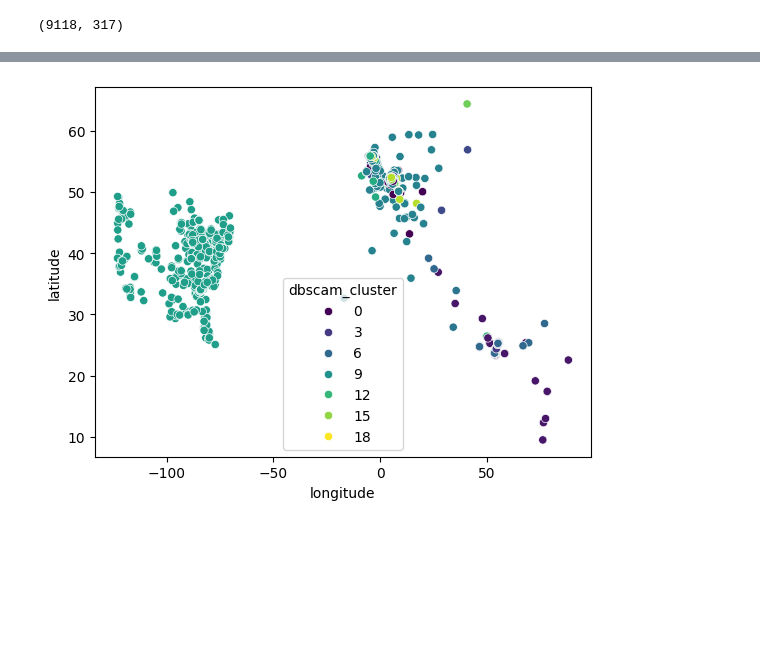
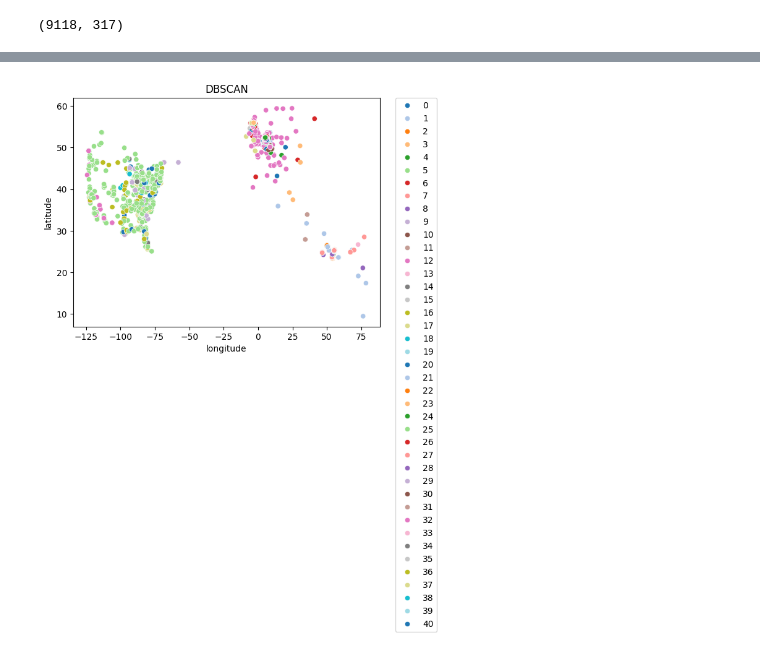
Before and after one commit to kowalskihubert/Google-Places-Clustering, a Jupyter notebook: models.ipynb, the cells around one changed output, grey strips where cells are left out. Saved outputs shown, nothing was run; the diff lists cells and outputs as text; code cells hidden in the pictures; blank space fills up the shorter version.

```diff
--- a/models.ipynb
+++ b/models.ipynb
@@ -108,13 +123,13 @@ KeyboardInterrupt:
 import numpy as np
 # %%
 #do dummy on cluster_type, PCA n=100
-pca = PCA(n_components=100)
+pca = PCA(n_components=50)
 pca.fit(X)
 
 #drop type_cluster from df_train_scaled and add PCA components. But I want it in dataframe
 df_pca = pd.DataFrame(pca.transform(X))
-df_train_scaled = df_train_scaled.drop(['cluster_type'], axis=1)
-df_train_scaled = pd.concat([df_train_scaled, df_pca], axis=1)
+df_train = df_train.drop(['cluster_type'], axis=1)
+df_train_scaled = pd.concat([df_train, df_pca], axis=1)
 
 df_train_scaled.head()
 # %% [output]
@@ -156,6 +198,6 @@ df_train_scaled.columns = df_train_scaled.columns.astype(str)
 # %%
 #prepare DBSCAN
 from sklearn.cluster import DBSCAN
-dbscan = DBSCAN(eps=1.5, min_samples=50)
+dbscan = DBSCAN(eps=1, min_samples=2 * df_train_scaled.shape[1])
 dbscan.fit(df_train_scaled)
 df_train_scaled['dbscam_cluster'] = dbscan.labels_
@@ -161,0 +241,14 @@ df_train_scaled['dbscam_cluster'] = dbscan.labels_
+# %%
+import hdbscan
+
+# Ustalamy min_cluster_size na podwojony wymiar danych
+min_cluster_size = 2 * df_train_scaled.shape[1]
+
+# Dopasowujemy model HDBSCAN do naszych danych
+clusterer = hdbscan.HDBSCAN(min_cluster_size=min_cluster_size)
+cluster_labels = clusterer.fit_predict(df_train_scaled)
+
+# Wyświetlamy etykiety klastrów
+df_train_scaled['hdbscam_cluster'] = cluster_labels
+
+print(cluster_labels)
@@ -182,0 +274,4 @@ Name: count, dtype: int64
+# %%
+#copy df_train_scaled dbscam_cluster to df_train
+df_train['hdbscam_cluster'] = df_train_scaled['hdbscam_cluster']
+df_train['dbscam_cluster'] = df_train_scaled['dbscam_cluster']
@@ -183,13 +299,15 @@ Name: count, dtype: int64
 # %%
 
 
 #visualize the dbscan results on plot, but do not show -1
 import seaborn as sns
 
-sns.scatterplot(data=df_train[df_train_scaled['dbscam_cluster']!=-1], y='latitude', x='longitude', hue='dbscam_cluster', palette='viridis')
+sns.scatterplot(data=df_train[df_train['dbscam_cluster']!=-1], y='latitude', x='longitude',hue='dbscam_cluster',  palette='tab20')
+plt.legend(bbox_to_anchor=(1.05, 1), loc=2, borderaxespad=0.)
+plt.title('DBSCAN')
 plt.show()
 # %% [output]
-[figure, old version]
+[figure, new version]
 # %%
 #do pca on df_train_scaled
 # %%
```
Also changed, not shown: parts of 23 cells of this notebook, 1 other file.
